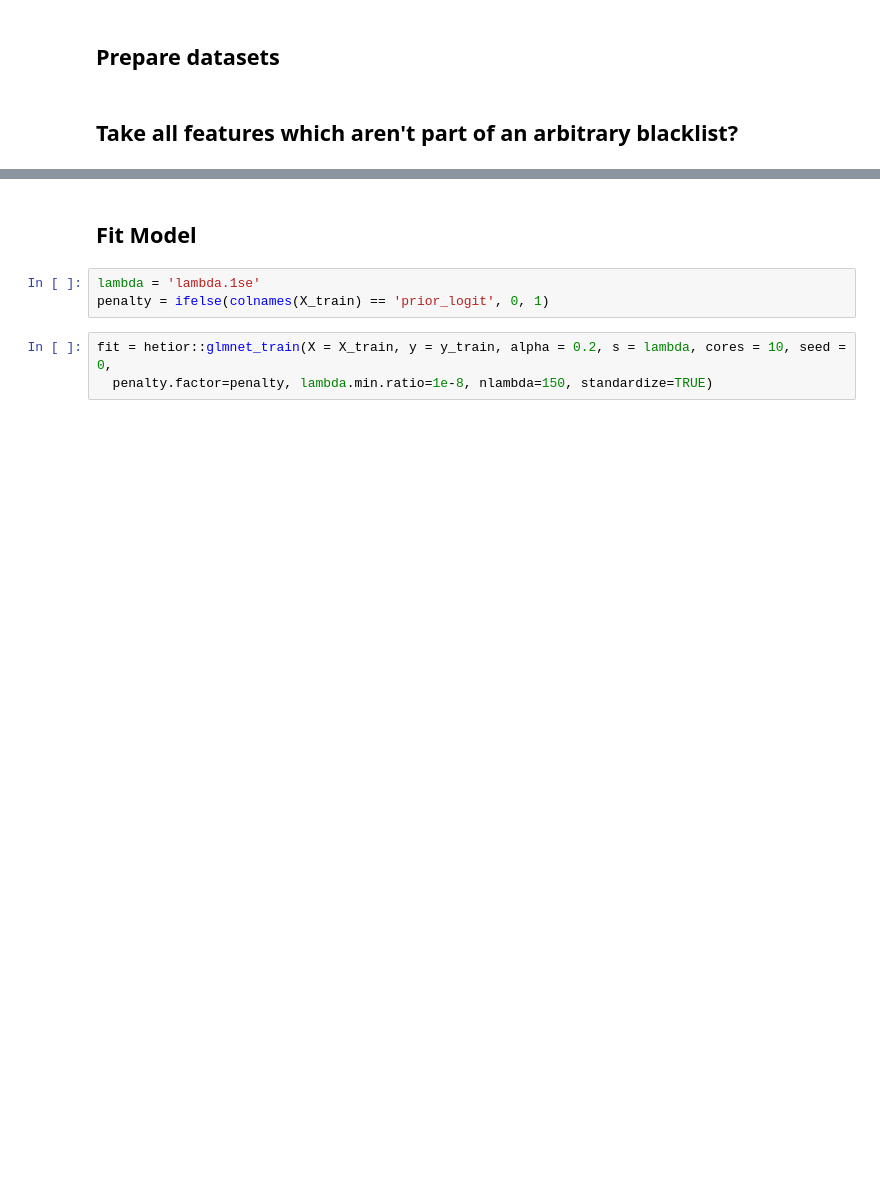
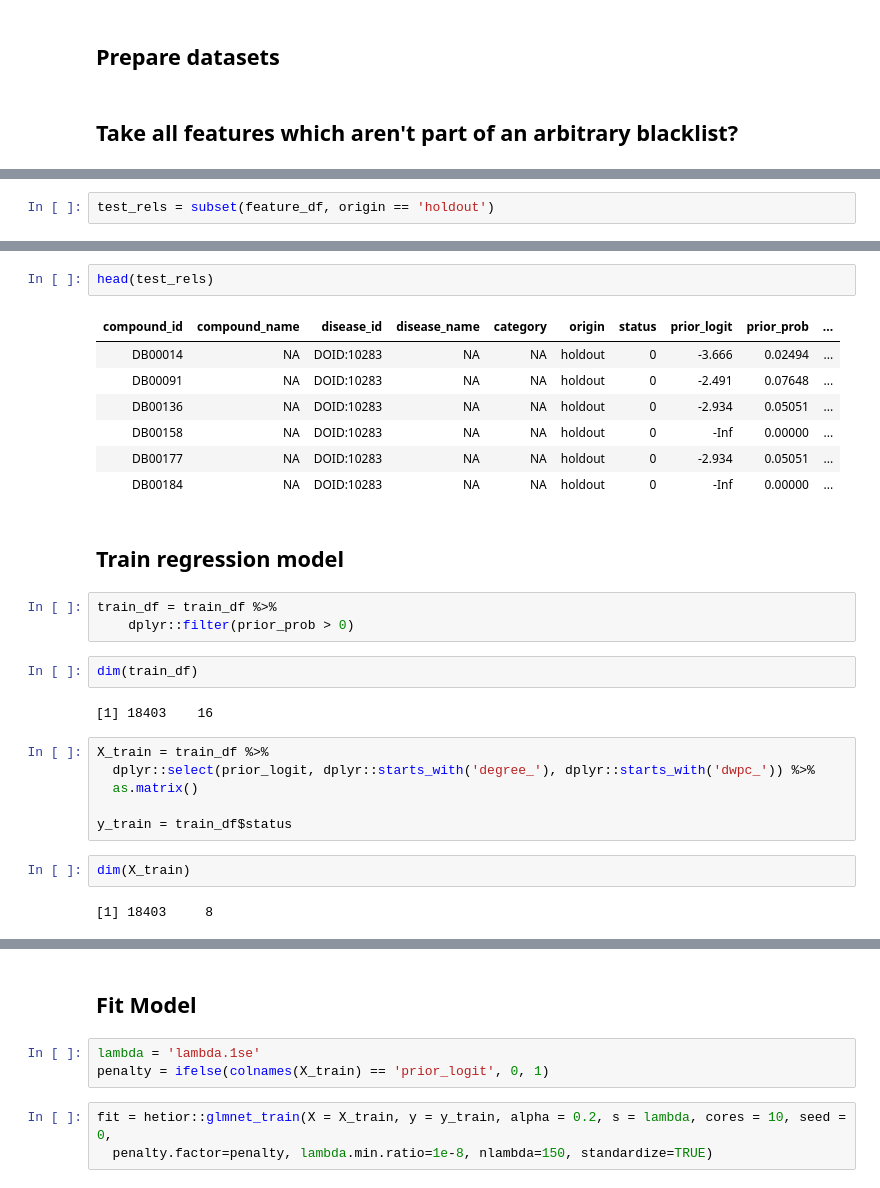
Before and after one commit to veleritas/learn, a Jupyter notebook: prediction/4-predictr.ipynb, the cells around one changed output, grey strips where cells are left out. Saved outputs shown, nothing was run; the diff lists cells and outputs as text; blank space fills up the shorter version.

```diff
--- a/prediction/4-predictr.ipynb
+++ b/prediction/4-predictr.ipynb
@@ -58,0 +61,2 @@ head(train_df)
+# %%
+test_rels = subset(feature_df, origin == 'holdout')
@@ -59,3 +67,32 @@ head(train_df)
+# %%
+head(test_rels)
+# %% [output]
+| compound_id | compound_name | disease_id | disease_name | category | origin | status | prior_logit | prior_prob | ... |
+| DB00014 | NA | DOID:10283 | NA | NA | holdout | 0 | -3.666 | 0.02494 | ... |
+| DB00091 | NA | DOID:10283 | NA | NA | holdout | 0 | -2.491 | 0.07648 | ... |
+| DB00136 | NA | DOID:10283 | NA | NA | holdout | 0 | -2.934 | 0.05051 | ... |
+| DB00158 | NA | DOID:10283 | NA | NA | holdout | 0 | -Inf | 0.00000 | ... |
+| DB00177 | NA | DOID:10283 | NA | NA | holdout | 0 | -2.934 | 0.05051 | ... |
+| DB00184 | NA | DOID:10283 | NA | NA | holdout | 0 | -Inf | 0.00000 | ... |
+# %% [markdown]
+## Train regression model
+# %%
+train_df = train_df %>%
+    dplyr::filter(prior_prob > 0)
+# %%
+dim(train_df)
+# %% [output]
+[1] 18403    16
+# %%
+X_train = train_df %>%
+  dplyr::select(prior_logit, dplyr::starts_with('degree_'), dplyr::starts_with('dwpc_')) %>%
+  as.matrix()
+
+y_train = train_df$status
+# %%
+dim(X_train)
+# %% [output]
+[1] 18403     8
 # %%
 sum(train_df$status)
 # %% [output]
```
Also changed, not shown: parts of 38 cells of this notebook, 1 other file.
